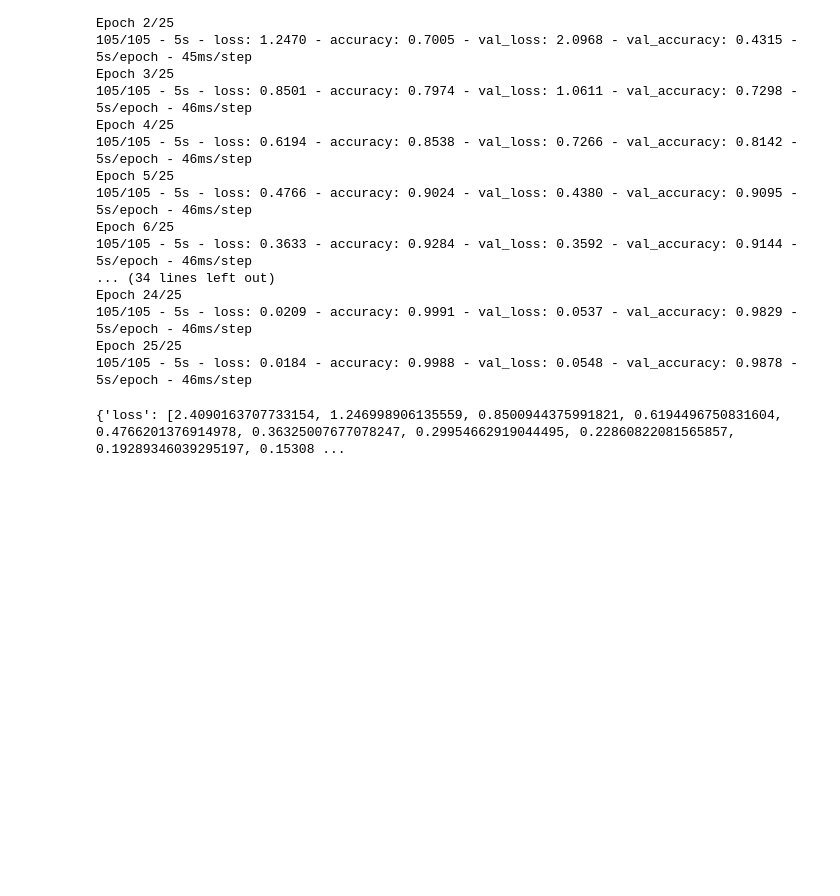
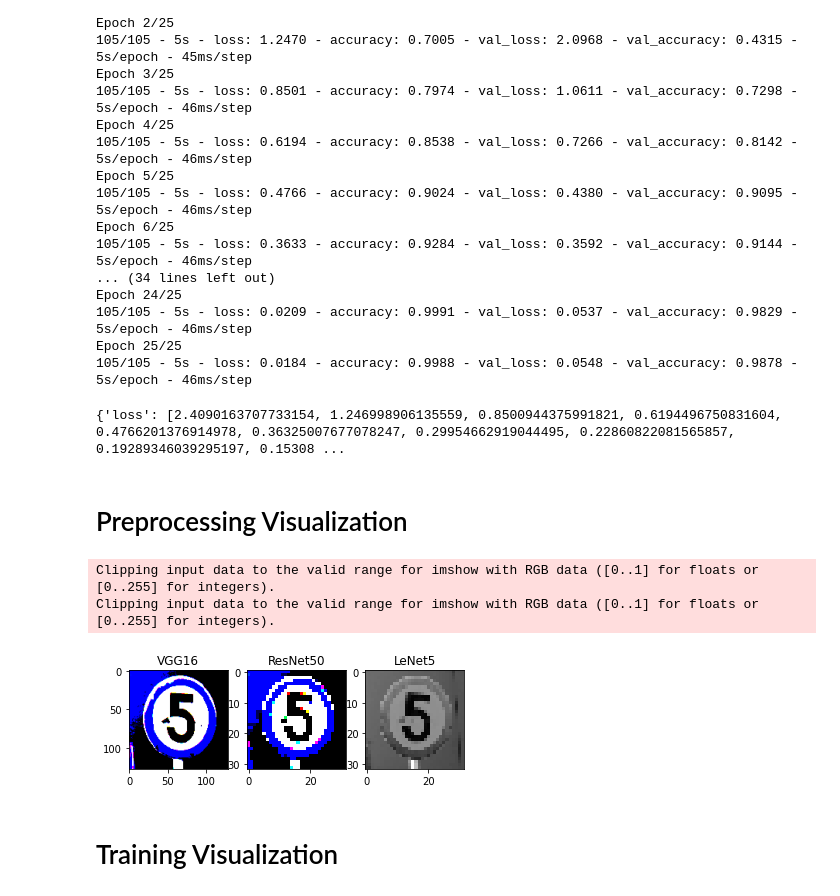
Before and after one commit to kimsternator/ECE-285-Final-Project, a Jupyter notebook: Final Project.ipynb, the cells around one changed output. Cells and saved outputs as stored; diff of their text form; code cells hidden in the pictures; blank space fills up the shorter version.

```diff
--- a/Final Project.ipynb
+++ b/Final Project.ipynb
@@ -559 +616,48 @@ print(history.history)
 '''
+# %% [markdown]
+# Preprocessing Visualization
+# %%
+import keras
+from keras.utils import load_img, img_to_array
+import tensorflow as tf
+import numpy as np
+import matplotlib.pyplot as plt
+
+
+image_url = "./Data/VGG Data/Train/0/000_0001.png"
+
+image_vgg = load_img(image_url, target_size=(128, 128))
+image_resnet = load_img(image_url, target_size=(32, 32))
+image_lenet = load_img(image_url, color_mode='grayscale', target_size=(32, 32))
+
+imgage_vgg = img_to_array(image_vgg)
+image_resnet = img_to_array(image_resnet)
+image_lenet = img_to_array(image_lenet)
+
+image_vgg = np.expand_dims(image_vgg, axis=0)
+image_resnet = np.expand_dims(image_resnet, axis=0)
+image_lenet = np.expand_dims(image_lenet, axis=0)
+
+image_lenet /= 255
+
+image_vgg = keras.applications.vgg16.preprocess_input(image_vgg)
+image_resnet = tf.keras.applications.resnet50.preprocess_input(image_resnet)
+
+fig, axes = plt.subplots(1, 3, figsize=(6,6))
+
+axes[0].imshow(image_vgg[0])
+axes[0].set_title("VGG16")
+
+axes[1].imshow(image_resnet[0])
+axes[1].set_title("ResNet50")
+
+axes[2].imshow(image_lenet[0], cmap='gray',)
+axes[2].set_title("LeNet5")
+
+plt.show()
+# %% [output]
+Clipping input data to the valid range for imshow with RGB data ([0..1] for floats or [0..255] for integers).
+Clipping input data to the valid range for imshow with RGB data ([0..1] for floats or [0..255] for integers).
+[figure, added]
+# %% [markdown]
+# Training Visualization
```
Also changed, not shown: parts of 15 cells of this notebook, 7 other files.
